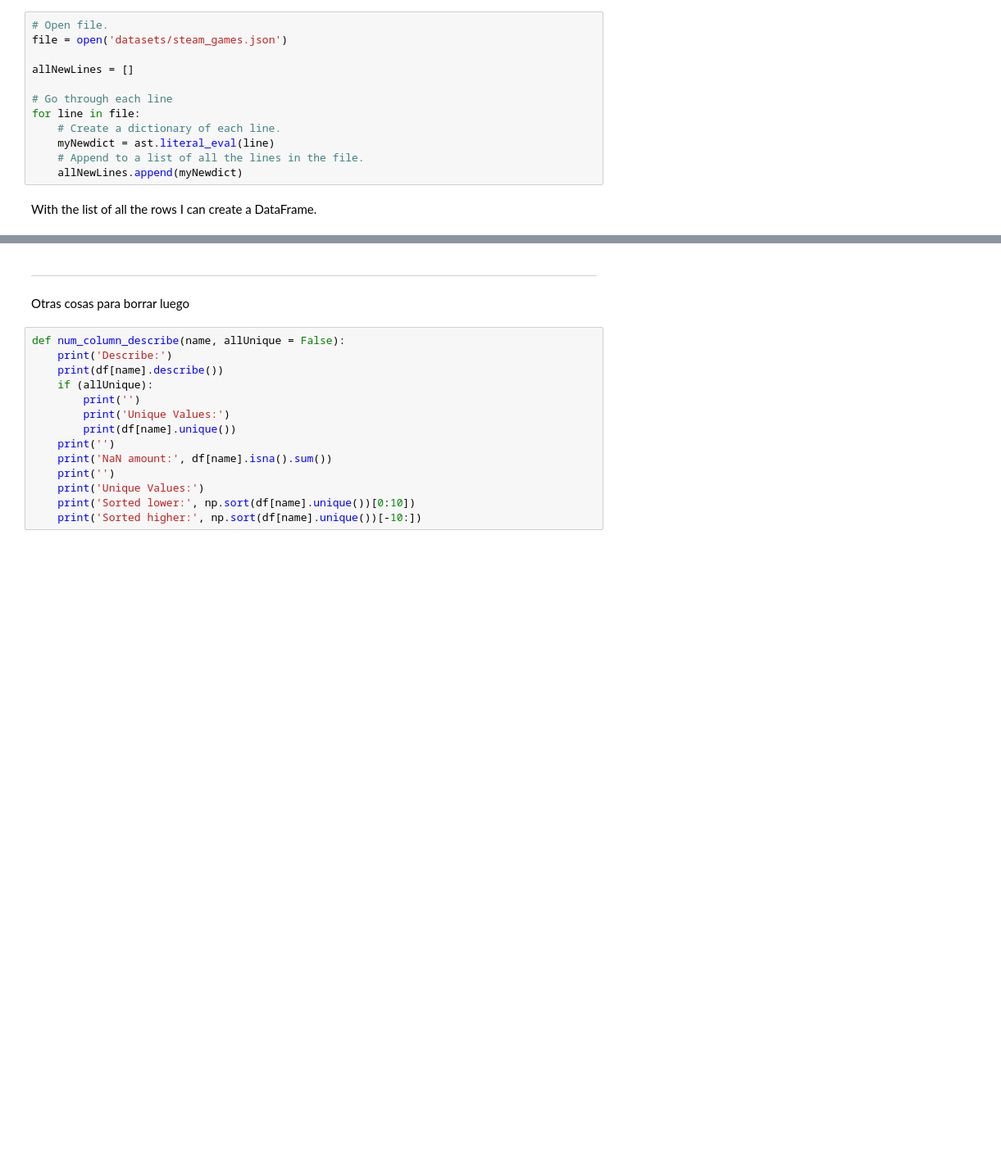
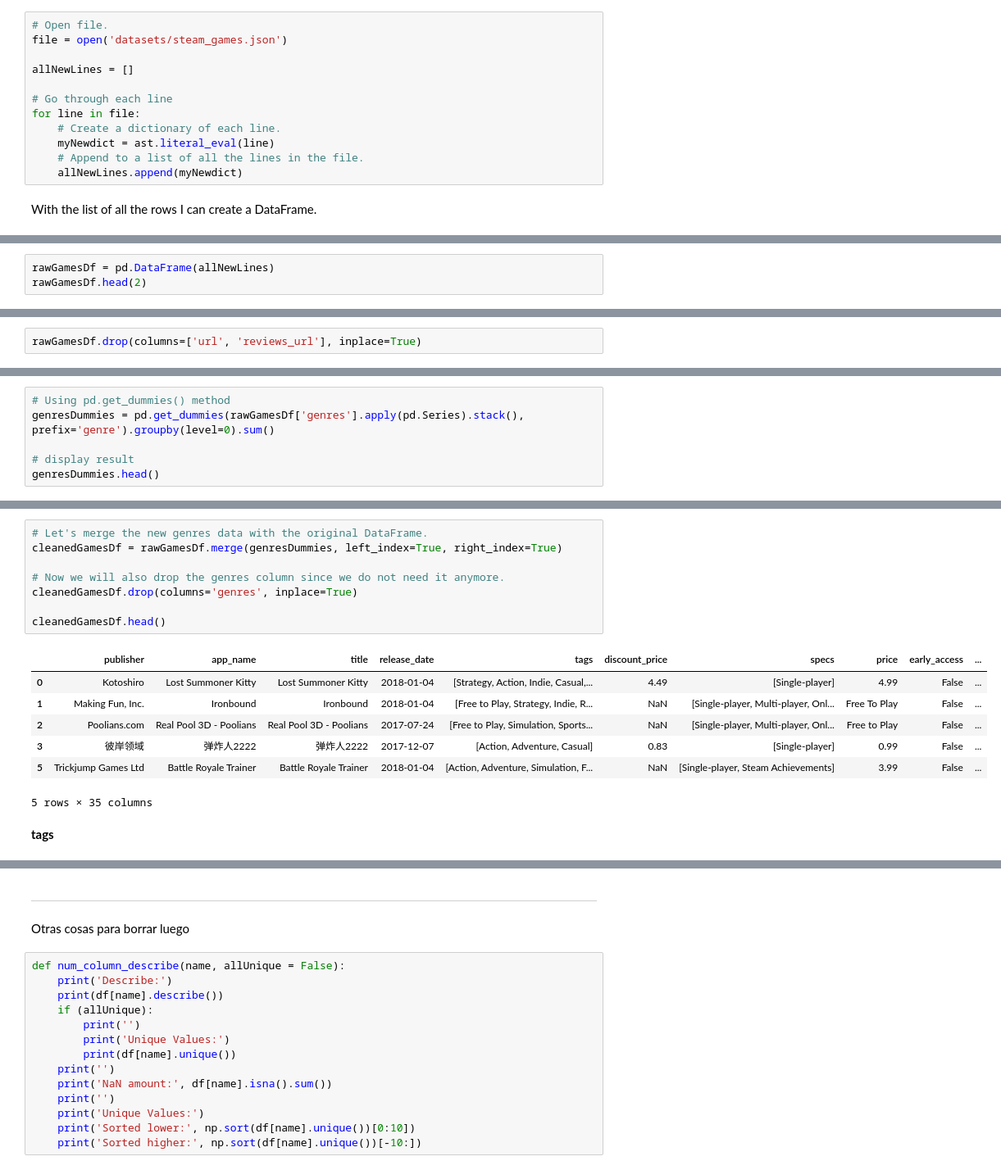
Before and after one commit to SebastianBesio/PI_ML_OPS, a Jupyter notebook: 1_EDA.ipynb, the cells around one changed output, grey strips where cells are left out. Shown: that part at 82% size. Cells and saved outputs as stored; diff of their text form; blank space fills up the shorter version.

```diff
--- a/1_EDA.ipynb
+++ b/1_EDA.ipynb
@@ -231,0 +54,3 @@ TypeError: unhashable type: 'list'
+# %%
+rawGamesDf = pd.DataFrame(allNewLines)
+rawGamesDf.head(2)
@@ -231,0 +94,2 @@ TypeError: unhashable type: 'list'
+# %%
+rawGamesDf.drop(columns=['url', 'reviews_url'], inplace=True)
@@ -231,0 +116,6 @@ TypeError: unhashable type: 'list'
+# %%
+# Using pd.get_dummies() method
+genresDummies = pd.get_dummies(rawGamesDf['genres'].apply(pd.Series).stack(), prefix='genre').groupby(level=0).sum()
+
+# display result
+genresDummies.head()
@@ -231,0 +130,18 @@ TypeError: unhashable type: 'list'
+# %%
+# Let's merge the new genres data with the original DataFrame.
+cleanedGamesDf = rawGamesDf.merge(genresDummies, left_index=True, right_index=True)
+
+# Now we will also drop the genres column since we do not need it anymore.
+cleanedGamesDf.drop(columns='genres', inplace=True)
+
+cleanedGamesDf.head()
+# %% [output]
+|  | publisher | app_name | title | release_date | tags | discount_price | specs | price | early_access | ... |
+| 0 | Kotoshiro | Lost Summoner Kitty | Lost Summoner Kitty | 2018-01-04 | [Strategy, Action, Indie, Casual,... | 4.49 | [Single-player] | 4.99 | False | ... |
+| 1 | Making Fun, Inc. | Ironbound | Ironbound | 2018-01-04 | [Free to Play, Strategy, Indie, R... | NaN | [Single-player, Multi-player, Onl... | Free To Play | False | ... |
+| 2 | Poolians.com | Real Pool 3D - Poolians | Real Pool 3D - Poolians | 2017-07-24 | [Free to Play, Simulation, Sports... | NaN | [Single-player, Multi-player, Onl... | Free to Play | False | ... |
+| 3 | 彼岸领域 | 弹炸人2222 | 弹炸人2222 | 2017-12-07 | [Action, Adventure, Casual] | 0.83 | [Single-player] | 0.99 | False | ... |
+| 5 | Trickjump Games Ltd | Battle Royale Trainer | Battle Royale Trainer | 2018-01-04 | [Action, Adventure, Simulation, F... | NaN | [Single-player, Steam Achievements] | 3.99 | False | ... |
+5 rows × 35 columns
+# %% [markdown]
+**tags**
```
Also changed, not shown: parts of 86 cells of this notebook.
